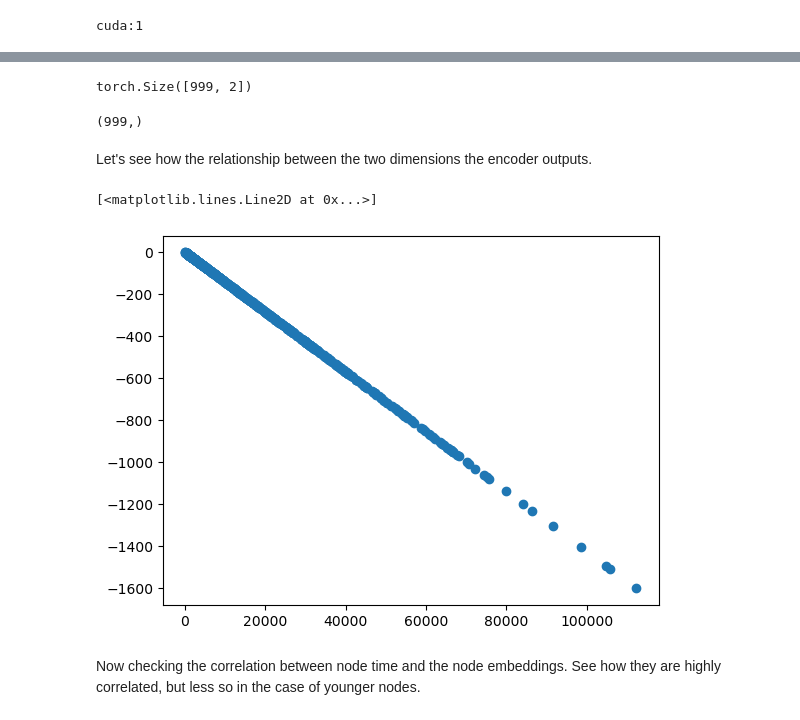
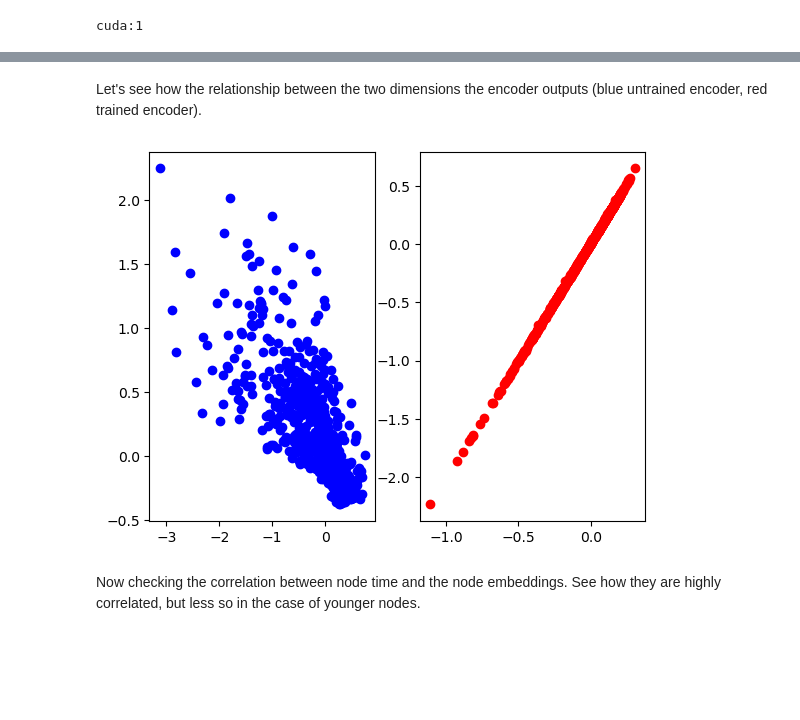
Before and after one commit to mufernando/gcn, a Jupyter notebook: visualizing_embeds.ipynb, the cells around one changed output, grey strips where cells are left out. Drawn from its saved outputs; the diff is of its cells as text; code cells hidden in the pictures; blank space fills up the shorter version.

```diff
--- a/visualizing_embeds.ipynb
+++ b/visualizing_embeds.ipynb
@@ -28,5 +28,6 @@ chrom = None
 length = 10_000_000
 model_name ="OutOfAfrica_3G09"
 sample_size=10
-num_windows=1
+num_windows=100
 HomSap_1Mb_OOA = MsprimeSimulation(seed, num_reps, sp_name, model_name, "test/raw/", chrom, length, sample_size, n_workers=512)
+dead_zone = [400_000, 600_000]
@@ -33,2 +36,3 @@ HomSap_1Mb_OOA = MsprimeSimulation(seed, num_reps, sp_name, model_name, "test/ra
 # %%
-HomSap_1Mb_OOA.contig.recombination_map = msprime.RateMap(position=[0,400_000,600_000,1_000_000], rate=[1e-8, 0,1e-8])
+HomSap_1Mb_OOA.contig.recombination_map = msprime.RateMap(position=[0]+dead_zone+[1_000_000], rate=[1e-8, 0,1e-8])
+run_sims(HomSap_1Mb_OOA)
@@ -48,0 +45,7 @@ encoder = BiGCNEncoder(breaks, device, dataset[0].num_features, 2)
+# %%
+encoder = BiGCNEncoder(breaks, device, 1, 2)
+out_un = encoder(dataset[0])
+out_un = out_un.detach().numpy()
+print(encoder.state_dict())
+encoder.load_state_dict(torch.load("trained_encoder.pt"))
+print(encoder.state_dict())
@@ -49,2 +65,3 @@ encoder = BiGCNEncoder(breaks, device, dataset[0].num_features, 2)
 # %%
-out = encoder(dataset[0])
+out_tr = encoder(dataset[0])
+out_tr = out_tr.detach().numpy()
@@ -81,20 +89,16 @@ for node in ts.nodes():
     op = get_intersection_overlap(node_span, dead_zone)/np.diff(node_span)[0]
     nodes_age[nid] = node.time
     nodes_overlap[nid] = op
-# %%
-out.shape
-# %% [output]
-torch.Size([999, 2])
-# %%
-nodes_overlap.shape
-# %% [output]
-(999,)
 # %% [markdown]
-Let's see how the relationship between the two dimensions the encoder outputs.
+Let's see how the relationship between the two dimensions the encoder outputs (blue untrained encoder, red trained encoder).
-# %%
-plt.plot(out[:,1].detach().numpy(), out[:,0].detach().numpy(), 'o')
-# %% [output]
-[<matplotlib.lines.Line2D at 0x...>]
-[figure, removed]
+# %%
+plt.figure()
+plt.subplot(121)
+plt.plot(out_un[:,1], out_un[:,0], 'bo')
+plt.subplot(122)
+plt.plot(out_tr[:,1], out_tr[:,0], 'ro')
+plt.show()
+# %% [output]
+[figure, added]
 # %% [markdown]
 Now checking the correlation between node time and the node embeddings. See how they are highly correlated, but less so in the case of younger nodes.
```
Also changed, not shown: parts of 17 cells of this notebook, 2 other files.
